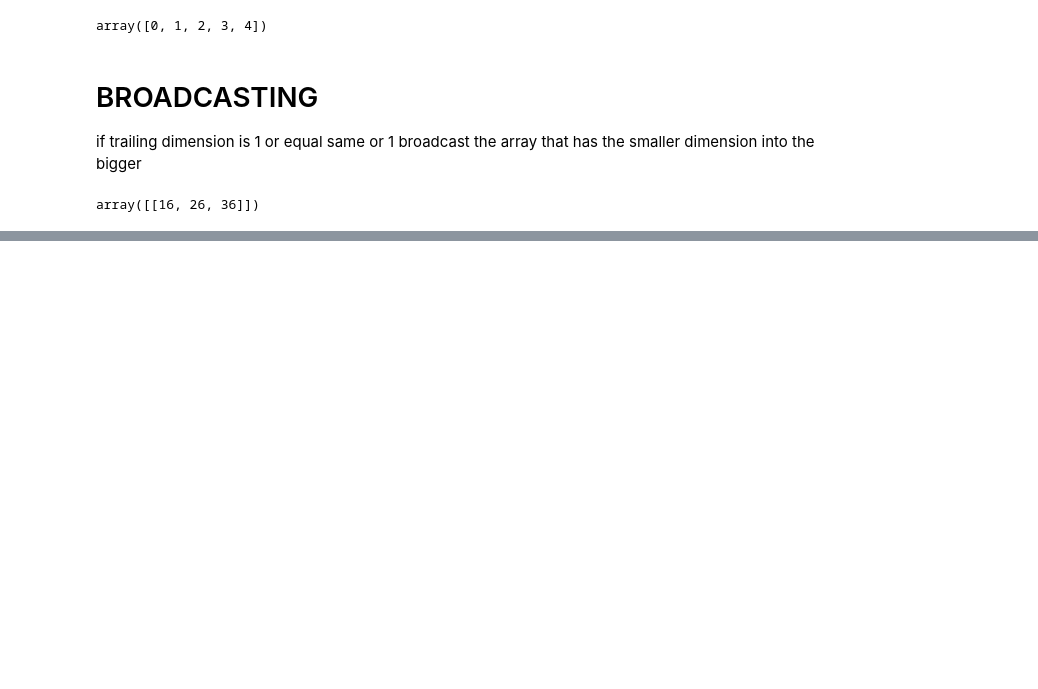
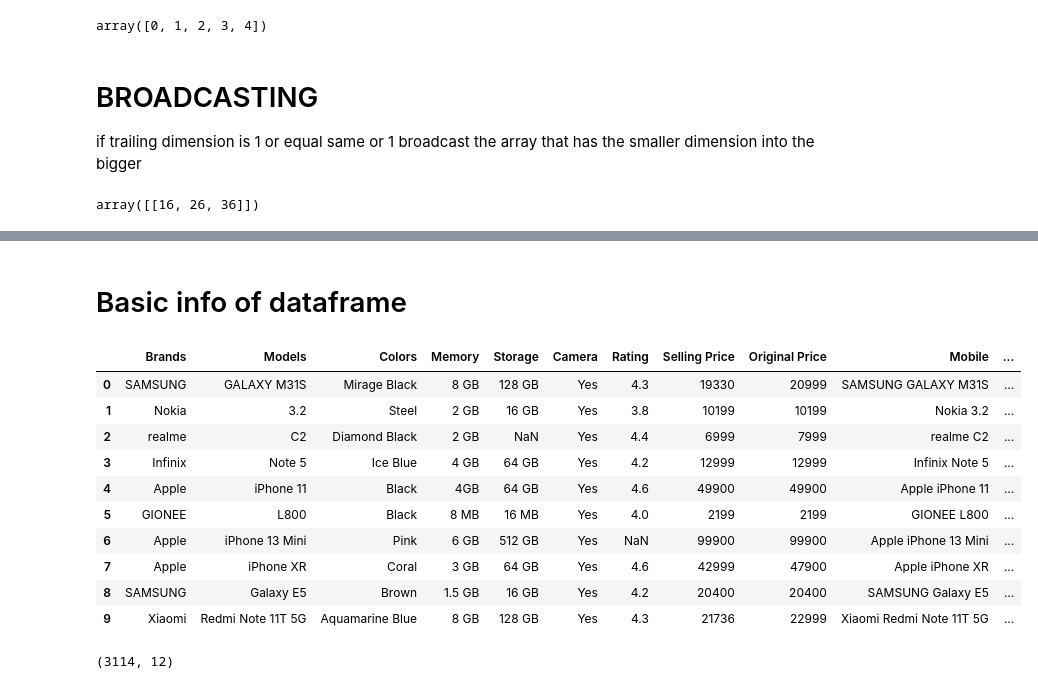
Before and after one commit to kibosivy/PY_DATA, a Jupyter notebook: main.ipynb, the cells around one changed output, grey strips where cells are left out. Drawn from its saved outputs; the diff is of its cells as text; code cells hidden in the pictures; blank space fills up the shorter version.

```diff
--- a/main.ipynb
+++ b/main.ipynb
@@ -336,0 +414,21 @@ array([[16, 26, 36]])
+# %% [markdown]
+# Basic info of dataframe
+# %%
+sales_df = pd.read_csv(r"C:\Users\USER\Downloads\Sales.csv")
+sales_df.head(10)
+# %% [output]
+|  | Brands | Models | Colors | Memory | Storage | Camera | Rating | Selling Price | Original Price | Mobile | ... |
+| 0 | SAMSUNG | GALAXY M31S | Mirage Black | 8 GB | 128 GB | Yes | 4.3 | 19330 | 20999 | SAMSUNG GALAXY M31S | ... |
+| 1 | Nokia | 3.2 | Steel | 2 GB | 16 GB | Yes | 3.8 | 10199 | 10199 | Nokia 3.2 | ... |
+| 2 | realme | C2 | Diamond Black | 2 GB | NaN | Yes | 4.4 | 6999 | 7999 | realme C2 | ... |
+| 3 | Infinix | Note 5 | Ice Blue | 4 GB | 64 GB | Yes | 4.2 | 12999 | 12999 | Infinix Note 5 | ... |
+| 4 | Apple | iPhone 11 | Black | 4GB | 64 GB | Yes | 4.6 | 49900 | 49900 | Apple iPhone 11 | ... |
+| 5 | GIONEE | L800 | Black | 8 MB | 16 MB | Yes | 4.0 | 2199 | 2199 | GIONEE L800 | ... |
+| 6 | Apple | iPhone 13 Mini | Pink | 6 GB | 512 GB | Yes | NaN | 99900 | 99900 | Apple iPhone 13 Mini | ... |
+| 7 | Apple | iPhone XR | Coral | 3 GB | 64 GB | Yes | 4.6 | 42999 | 47900 | Apple iPhone XR | ... |
+| 8 | SAMSUNG | Galaxy E5 | Brown | 1.5 GB | 16 GB | Yes | 4.2 | 20400 | 20400 | SAMSUNG Galaxy E5 | ... |
+| 9 | Xiaomi | Redmi Note 11T 5G | Aquamarine Blue | 8 GB | 128 GB | Yes | 4.3 | 21736 | 22999 | Xiaomi Redmi Note 11T 5G | ... |
+# %%
+sales_df.shape
+# %% [output]
+(3114, 12)
```
Also changed, not shown: parts of 86 cells of this notebook, 12 other files.
